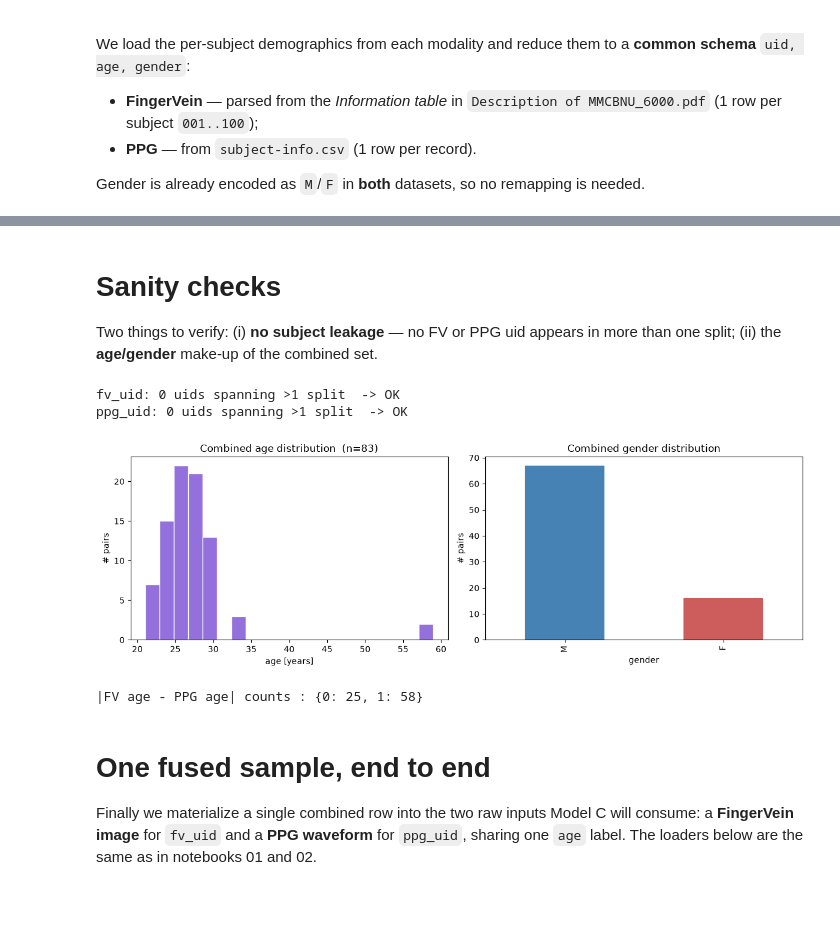
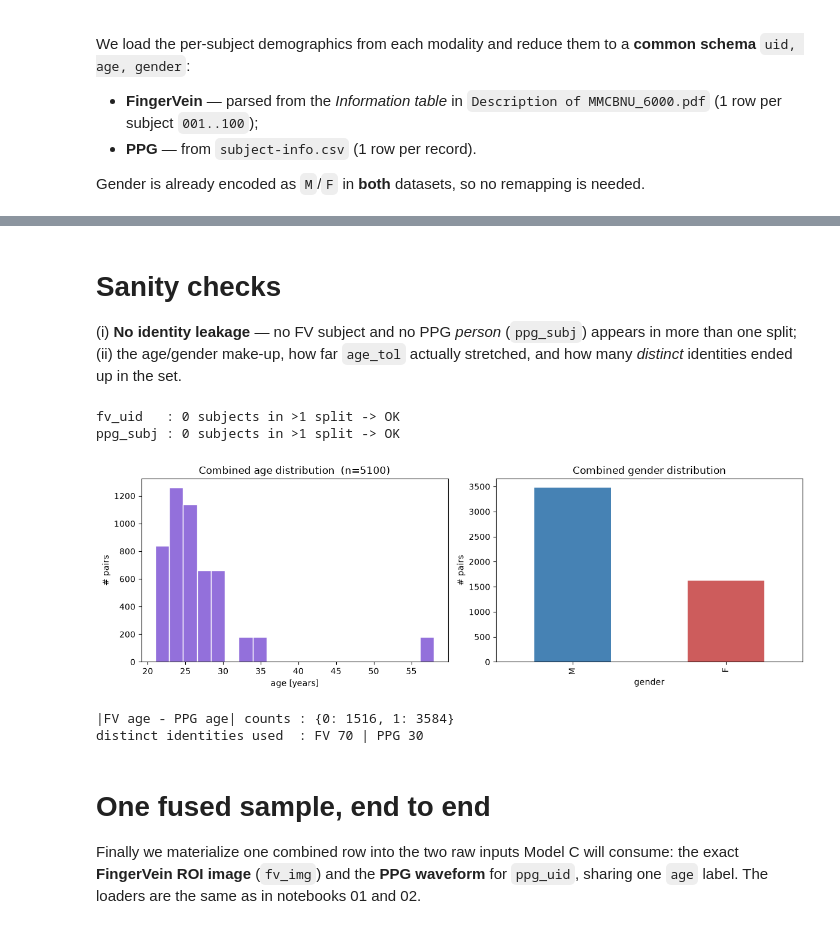
Before and after one commit to muni106/PPG_FingerVein_age_detection, a Jupyter notebook: notebooks/03_combined_dataset.ipynb, the cells around one changed output, grey strips where cells are left out. Saved outputs shown, nothing was run; the diff lists cells and outputs as text; code cells hidden in the pictures; blank space fills up the shorter version.

```diff
--- a/notebooks/03_combined_dataset.ipynb
+++ b/notebooks/03_combined_dataset.ipynb
@@ -120,0 +221,8 @@ Each modality is split **independently and by subject**, so all images / records
+# %%
+fv_cells = set(zip(fv.gender, fv.age))
+ppg_cells = set(zip(ppg.gender, ppg.age))
+print('shared (gender, exact age) cells :', len(fv_cells & ppg_cells))
+for tol in (0, 1, 2, 5):
+    cov = sum(((ppg.gender == fr.gender) & (ppg.age.sub(fr.age).abs() <= tol)).any()
+              for fr in fv.itertuples(index=False))
+    print(f'  FV subjects with >=1 PPG match (age_tol={tol}) : {cov}/{len(fv)}')
@@ -121,16 +244,17 @@ Each modality is split **independently and by subject**, so all images / records
 # %%
-def split_by_subject(df, frac=(0.7, 0.15, 0.15), seed=0):
-    """Assign each unique uid to train/val/test (per-subject, no overlap)."""
-    subs = df['uid'].drop_duplicates().sample(frac=1.0, random_state=seed).tolist()
+def split_by_subject(df, key='uid', frac=(0.7, 0.15, 0.15), seed=0):
+    """Assign each distinct subject (column `key`) to train/val/test - no subject overlap."""
+    subs = df[key].drop_duplicates().sample(frac=1.0, random_state=seed).tolist()
     n = len(subs)
     a, b = int(frac[0] * n), int((frac[0] + frac[1]) * n)
     tag = {s: ('train' if i < a else 'val' if i < b else 'test') for i, s in enumerate(subs)}
-    return df.assign(split=df['uid'].map(tag))
+    return df.assign(split=df[key].map(tag))
 
 
-fv = split_by_subject(fv, seed=0)
-ppg = split_by_subject(ppg, seed=0)
+fv = split_by_subject(fv, key='uid', seed=SEED)
+ppg = split_by_subject(ppg, key='subj', seed=SEED)
+fv_img['split'] = fv_img['uid'].map(fv.set_index('uid')['split'])     # carry split onto each image
 
-print('FV  split sizes :', fv.drop_duplicates('uid').split.value_counts().to_dict())
-print('PPG split sizes :', ppg.drop_duplicates('uid').split.value_counts().to_dict())
+print('FV  subjects/split :', fv.drop_duplicates('uid').split.value_counts().to_dict())
+print('PPG subjects/split :', ppg.drop_duplicates('subj').split.value_counts().to_dict())
 # %% [output]
@@ -180,33 +322,35 @@ per split : {'train': 58, 'test': 13, 'val': 12}
 # %% [markdown]
 # **Sanity checks**
-Two things to verify: (i) **no subject leakage** — no FV or PPG uid appears in more than one split; (ii) the **age/gender** make-up of the combined set.
+(i) **No identity leakage** — no FV subject and no PPG *person* (`ppg_subj`) appears in more than
+one split; (ii) the age/gender make-up, how far `age_tol` actually stretched, and how many
+*distinct* identities ended up in the set.
 # %%
-for col in ('fv_uid', 'ppg_uid'):
+for col in ('fv_uid', 'ppg_subj'):
     spans = combined.groupby(col)['split'].nunique()
     leaked = spans[spans > 1]
-    print(f'{col}: {len(leaked)} uids spanning >1 split  ->', 'OK' if leaked.empty else 'LEAK!')
+    print(f'{col:9s}: {len(leaked)} subjects in >1 split ->', 'OK' if leaked.empty else 'LEAK!')
 
 fig, (ax1, ax2) = plt.subplots(1, 2, figsize=(12, 4))
 ax1.hist(combined['age'], bins=20, color='mediumpurple', edgecolor='white')
 ax1.set_title(f'Combined age distribution  (n={len(combined)})')
-ax1.set_xlabel('age [years]')
-ax1.set_ylabel('# pairs')
-
+ax1.set_xlabel('age [years]'); ax1.set_ylabel('# pairs')
 combined['gender'].value_counts().plot.bar(ax=ax2, color=['steelblue', 'indianred'])
 ax2.set_title('Combined gender distribution')
-ax2.set_xlabel('gender')
-ax2.set_ylabel('# pairs')
-plt.tight_layout()
-plt.show()
+ax2.set_xlabel('gender'); ax2.set_ylabel('# pairs')
+plt.tight_layout(); plt.show()
 
-# how far did the age tolerance stretch?
-print('|FV age - PPG age| counts :', combined['age'].sub(combined['ppg_age']).abs().value_counts().sort_index().to_dict())
+print('|FV age - PPG age| counts :',
+      combined['age'].sub(combined['ppg_age']).abs().value_counts().sort_index().to_dict())
+print('distinct identities used  : FV', combined.fv_uid.nunique(), '| PPG', combined.ppg_subj.nunique())
 # %% [output]
-fv_uid: 0 uids spanning >1 split  -> OK
-ppg_uid: 0 uids spanning >1 split  -> OK
+fv_uid   : 0 subjects in >1 split -> OK
+ppg_subj : 0 subjects in >1 split -> OK
-[figure, old version]
+[figure, new version]
-|FV age - PPG age| counts : {0: 25, 1: 58}
+|FV age - PPG age| counts : {0: 1516, 1: 3584}
+distinct identities used  : FV 70 | PPG 30
 # %% [markdown]
 # **One fused sample, end to end**
-Finally we materialize a single combined row into the two raw inputs Model C will consume: a **FingerVein image** for `fv_uid` and a **PPG waveform** for `ppg_uid`, sharing one `age` label. The loaders below are the same as in notebooks 01 and 02.
+Finally we materialize one combined row into the two raw inputs Model C will consume: the exact
+**FingerVein ROI image** (`fv_img`) and the **PPG waveform** for `ppg_uid`, sharing one `age`
+label. The loaders are the same as in notebooks 01 and 02.
 # %%
```
Also changed, not shown: parts of 22 cells of this notebook, 2 other files.
